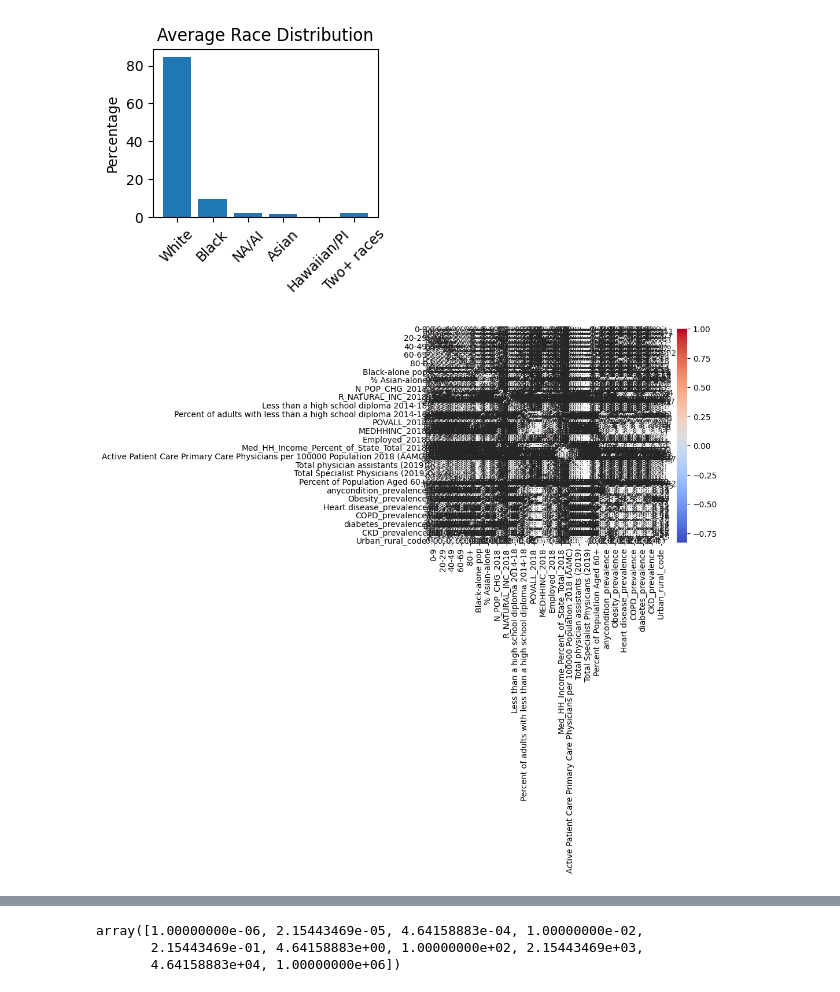
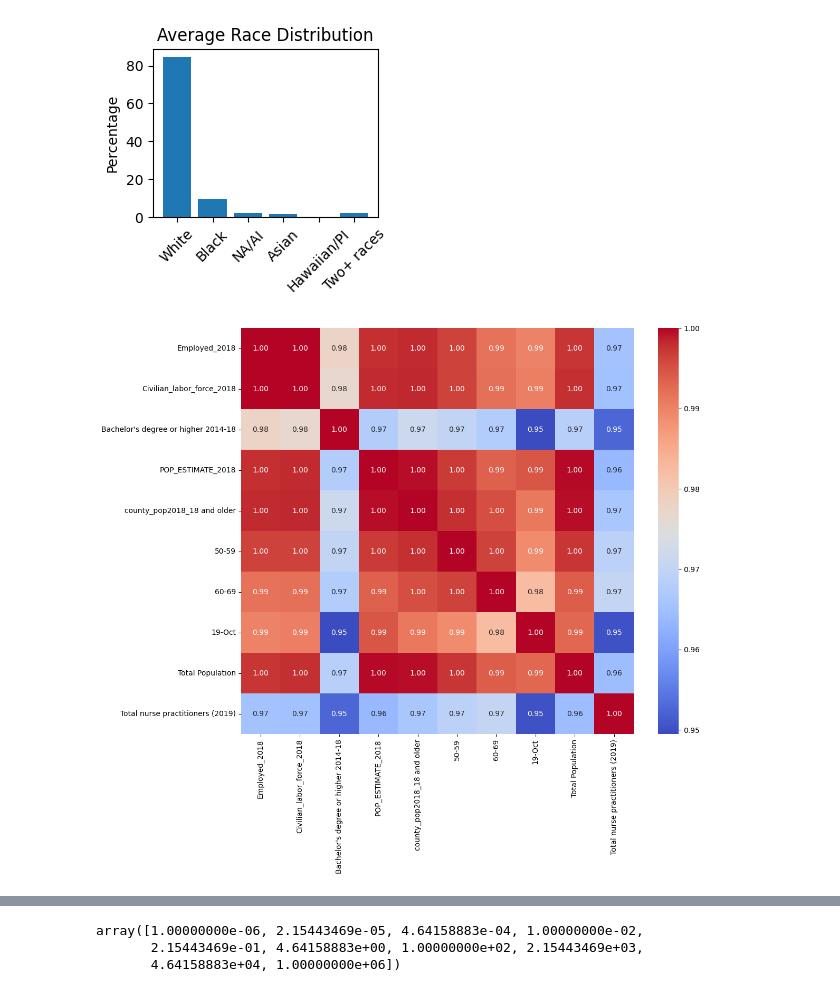
Before and after one commit to Bieloliver12/regularized, a Jupyter notebook: src/explore.ipynb, the cells around one changed output, grey strips where cells are left out. Drawn from its saved outputs; the diff is of its cells as text; code cells hidden in the pictures.

```diff
--- a/src/explore.ipynb
+++ b/src/explore.ipynb
@@ -134,12 +130,26 @@ Text(0, 0.5, 'Percentage')
 [figure]
 # %%
 df.drop(['% Two or more races','% NA/AI-alone','% Hawaiian/PI-alone'],axis=1,inplace=True)
-# %%
-numeric_data = df.select_dtypes(include=[np.number])
-sns.heatmap(numeric_data.corr(), annot=True, cmap='coolwarm')
-plt.show()
-# %% [output]
-[figure, removed]
+# %%
+#btener la matriz de correlación
+corr_matrix = df.corr()
+
+# Obtener la media de correlación de cada columna
+corr_mean = corr_matrix.abs().mean().sort_values(ascending=False)
+
+# Seleccionar las 10 columnas con mayor correlación
+top_columns = corr_mean.index[:10]
+
+# Filtrar la matriz de correlación solo con esas columnas
+filtered_corr_matrix = corr_matrix.loc[top_columns, top_columns]
+
+plt.figure(figsize=(12, 10))
+sns.heatmap(filtered_corr_matrix, annot=True, cmap='coolwarm', fmt=".2f")
+plt.xticks(rotation=90)
+plt.yticks(rotation=0)
+plt.show()
+# %% [output]
+[figure, added]
 # %%
 df = df.apply(pd.to_numeric, errors='coerce')
 
```
Also changed, not shown: parts of 21 cells of this notebook.
